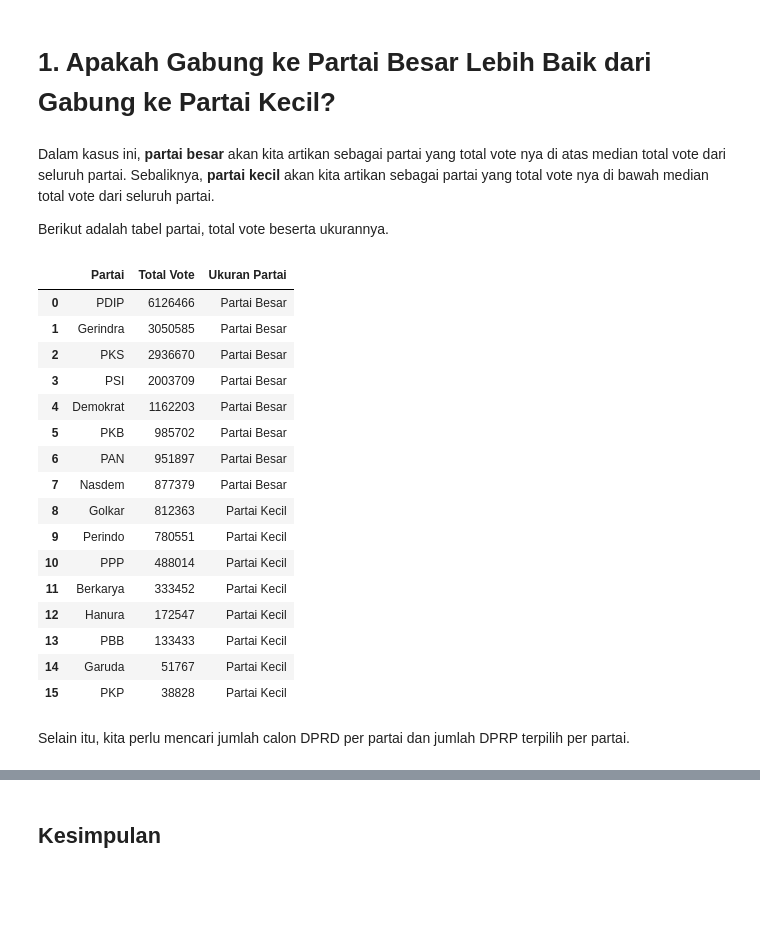
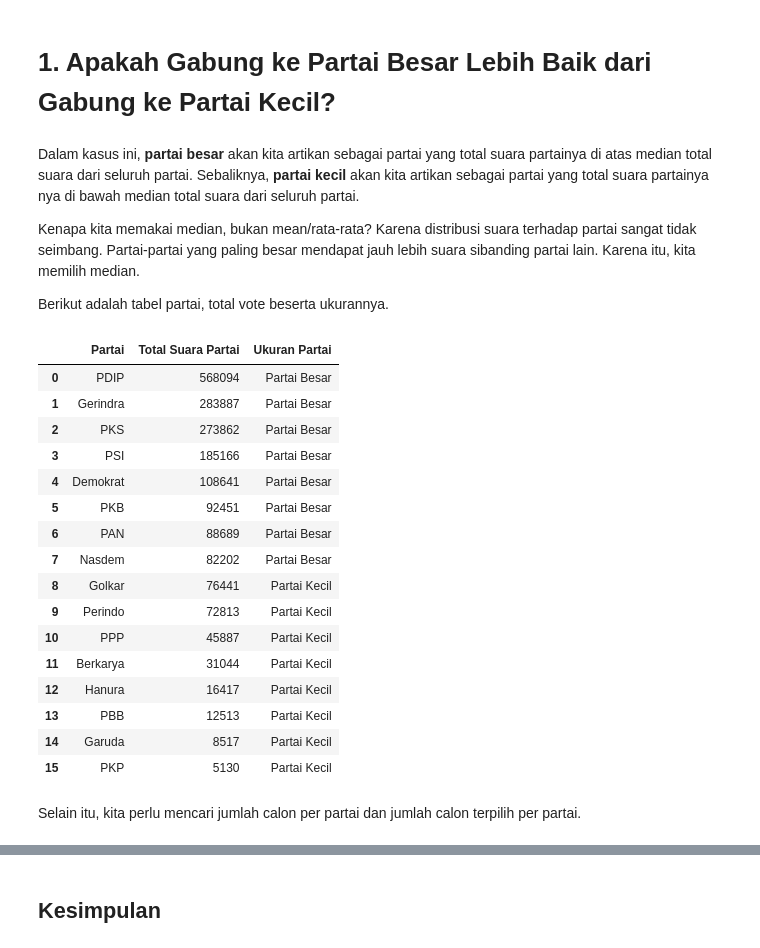
Before and after one commit to danjelito/pemilu-dki-2019, a Jupyter notebook: src/report.ipynb, the cells around one changed output, grey strips where cells are left out. Saved outputs shown, nothing was run; the diff lists cells and outputs as text; code cells hidden in the pictures; blank space fills up the shorter version.

```diff
--- a/src/report.ipynb
+++ b/src/report.ipynb
@@ -19,42 +23,47 @@ df = pd.read_excel(path)
 # %% [markdown]
 # 1. Apakah Gabung ke Partai Besar Lebih Baik dari Gabung ke Partai Kecil?
 # %% [markdown]
-Dalam kasus ini, **partai besar** akan kita artikan sebagai partai yang total vote nya di atas median total vote dari seluruh partai.
-Sebaliknya, **partai kecil** akan kita artikan sebagai partai yang total vote nya di bawah median total vote dari seluruh partai.
+Dalam kasus ini, **partai besar** akan kita artikan sebagai partai yang total suara partainya di atas median total suara dari seluruh partai.
+Sebaliknya, **partai kecil** akan kita artikan sebagai partai yang total suara partainya nya di bawah median total suara dari seluruh partai.
+
+Kenapa kita memakai median, bukan mean/rata-rata? Karena distribusi suara terhadap partai sangat tidak seimbang. Partai-partai yang paling besar mendapat jauh lebih suara sibanding partai lain. Karena itu, kita memilih median.
 
 Berikut adalah tabel partai, total vote beserta ukurannya.
 # %%
-(df
+data_partai = (df
+    .loc[:, ["dapil_no", "partai", "partai_vote"]]
+    .drop_duplicates()
     .groupby("partai")
-    .agg(total_vote=("partai_vote", "sum"))
-    .sort_values("total_vote", ascending=False)
+    .agg(total_suara_partai=("partai_vote", "sum"))
+    .sort_values("total_suara_partai", ascending=False)
     .reset_index()
     .assign(
         ukuran_partai=lambda df_: np.where(
-            (df_["total_vote"] < df_["total_vote"].median()),
+            (df_["total_suara_partai"] < df_["total_suara_partai"].median()),
             "Partai Kecil",
             "Partai Besar",
         )
     )
     .rename(columns=lambda c: c.replace("_", " ").title())
 )
+data_partai
 # %% [output]
-|  | Partai | Total Vote | Ukuran Partai |
-| 0 | PDIP | 6126466 | Partai Besar |
-| 1 | Gerindra | 3050585 | Partai Besar |
-| 2 | PKS | 2936670 | Partai Besar |
-| 3 | PSI | 2003709 | Partai Besar |
-| 4 | Demokrat | 1162203 | Partai Besar |
-| 5 | PKB | 985702 | Partai Besar |
-| 6 | PAN | 951897 | Partai Besar |
-| 7 | Nasdem | 877379 | Partai Besar |
-| 8 | Golkar | 812363 | Partai Kecil |
-| 9 | Perindo | 780551 | Partai Kecil |
-| 10 | PPP | 488014 | Partai Kecil |
-| 11 | Berkarya | 333452 | Partai Kecil |
-| 12 | Hanura | 172547 | Partai Kecil |
-| 13 | PBB | 133433 | Partai Kecil |
-| 14 | Garuda | 51767 | Partai Kecil |
-| 15 | PKP | 38828 | Partai Kecil |
+|  | Partai | Total Suara Partai | Ukuran Partai |
+| 0 | PDIP | 568094 | Partai Besar |
+| 1 | Gerindra | 283887 | Partai Besar |
+| 2 | PKS | 273862 | Partai Besar |
+| 3 | PSI | 185166 | Partai Besar |
+| 4 | Demokrat | 108641 | Partai Besar |
+| 5 | PKB | 92451 | Partai Besar |
+| 6 | PAN | 88689 | Partai Besar |
+| 7 | Nasdem | 82202 | Partai Besar |
+| 8 | Golkar | 76441 | Partai Kecil |
+| 9 | Perindo | 72813 | Partai Kecil |
+| 10 | PPP | 45887 | Partai Kecil |
+| 11 | Berkarya | 31044 | Partai Kecil |
+| 12 | Hanura | 16417 | Partai Kecil |
+| 13 | PBB | 12513 | Partai Kecil |
+| 14 | Garuda | 8517 | Partai Kecil |
+| 15 | PKP | 5130 | Partai Kecil |
 # %% [markdown]
-Selain itu, kita perlu mencari jumlah calon DPRD per partai dan jumlah DPRP terpilih per partai.
+Selain itu, kita perlu mencari jumlah calon per partai dan jumlah calon terpilih per partai.
```
Also changed, not shown: parts of 27 cells of this notebook, 1 other file.
